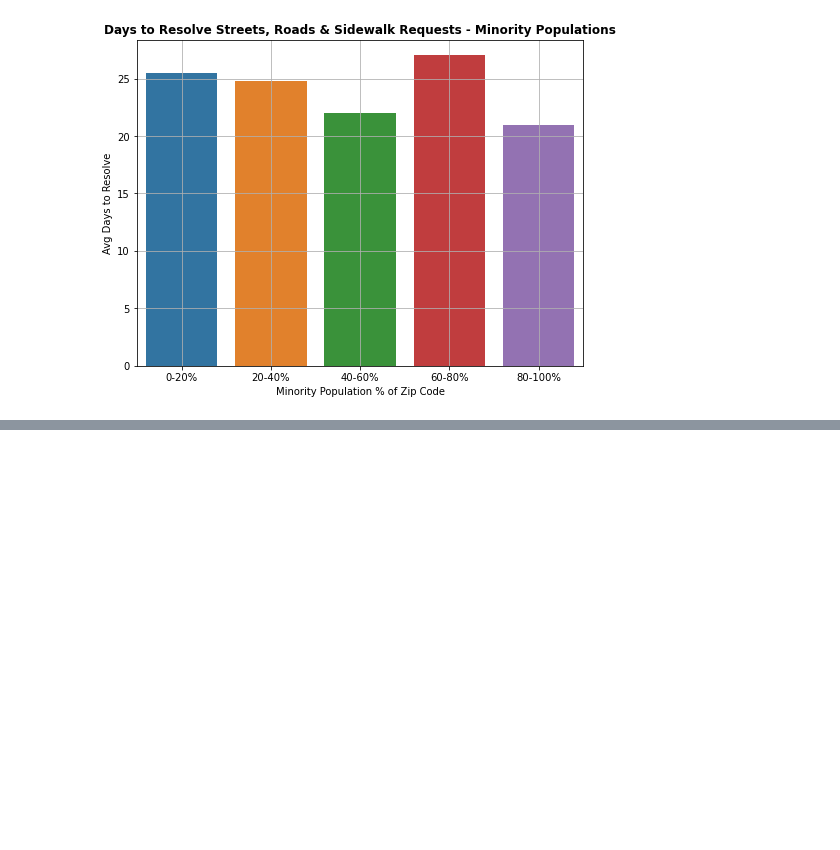
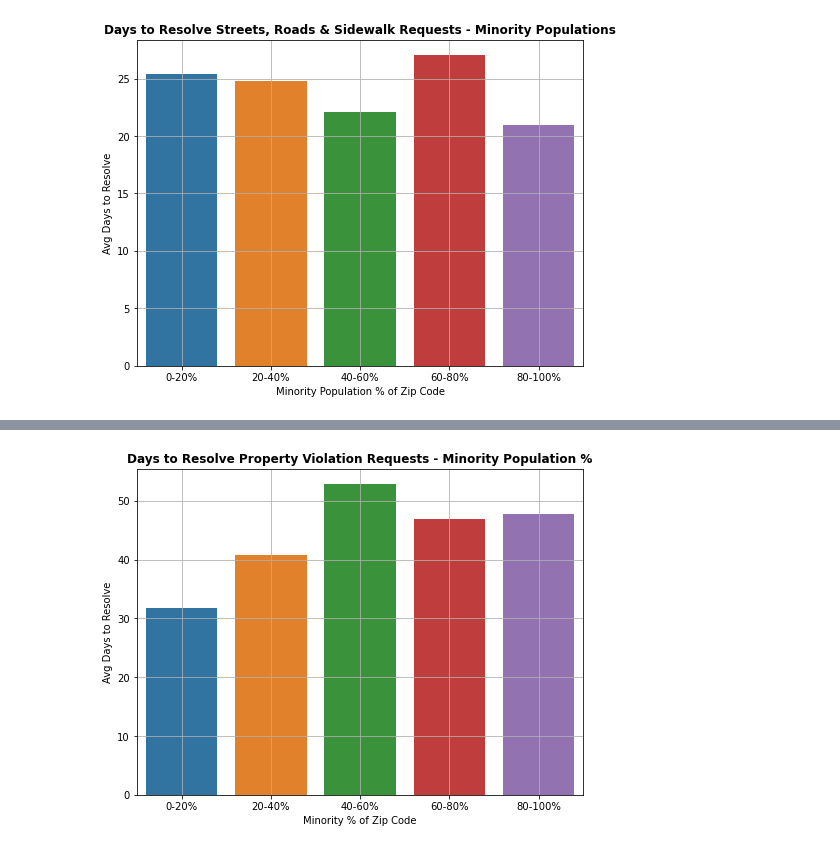
Before and after one commit to PrestonSpencer/Capstone-Nashville-Software-School-Nashville-311-Analysis, a Jupyter notebook: notebooks/visuals_and_analysis.ipynb, the cells around one changed output, grey strips where cells are left out. Saved outputs shown, nothing was run; the diff lists cells and outputs as text; code cells hidden in the pictures; blank space fills up the shorter version.

```diff
--- a/notebooks/visuals_and_analysis.ipynb
+++ b/notebooks/visuals_and_analysis.ipynb
@@ -687,0 +633,11 @@ request_safety.groupby(['Request Type'], as_index = False)['Subrequest Type'].va
+# %%
+property_groups_race = request_property.groupby(['Minority % Bracket']).apply(property_mean)
+property_groups_race = property_groups_race.reset_index()
+plt.figure(figsize = (8,6))
+sns.barplot(x = 'Minority % Bracket', y = 0, data = property_groups_race)
+plt.ylabel('Avg Days to Resolve')
+plt.xlabel('Minority % of Zip Code')
+plt.title('Days to Resolve Property Violation Requests - Minority Population %', weight = 'bold', fontsize = 12)
+plt.grid();
+# %% [output]
+[figure, added]
```
Also changed, not shown: parts of 42 cells of this notebook, 5 other files.
